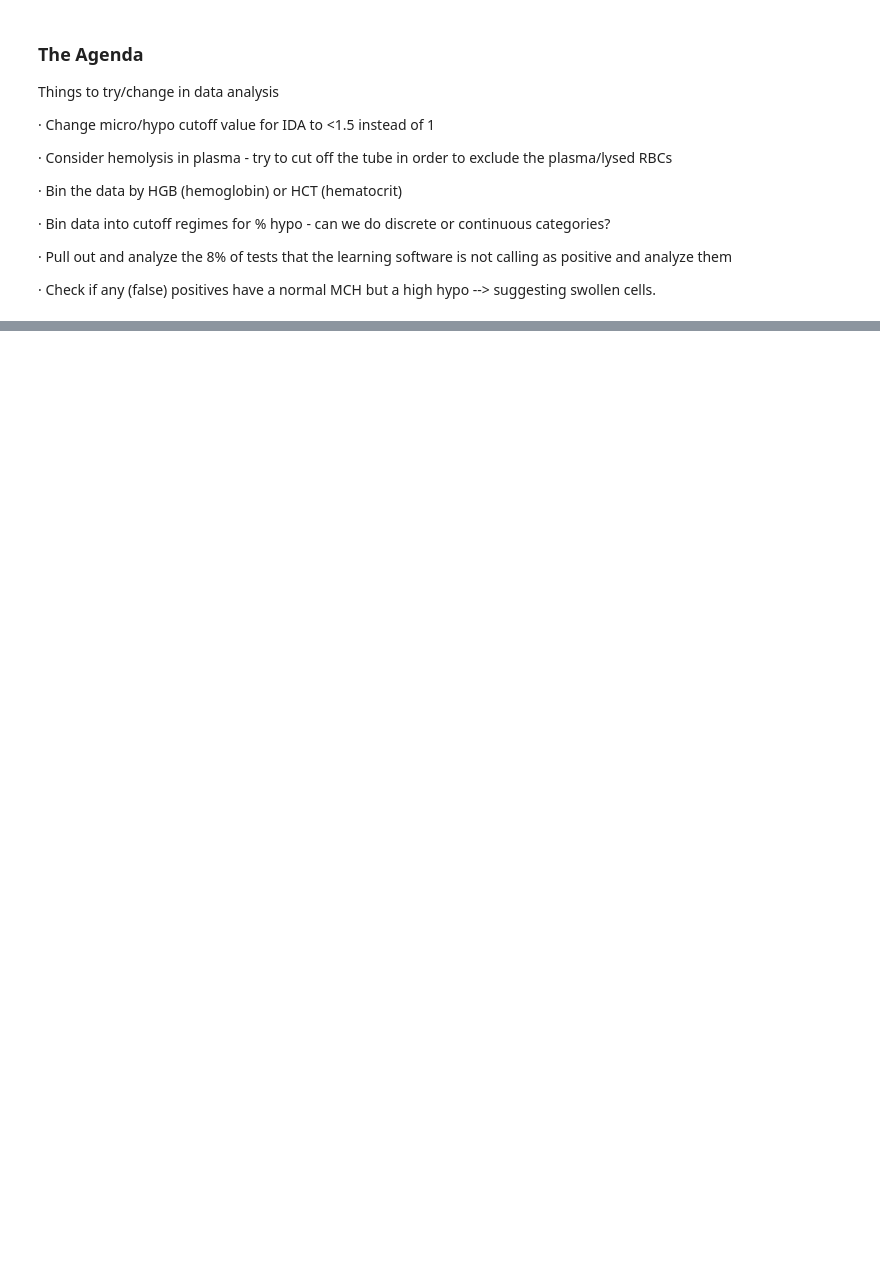
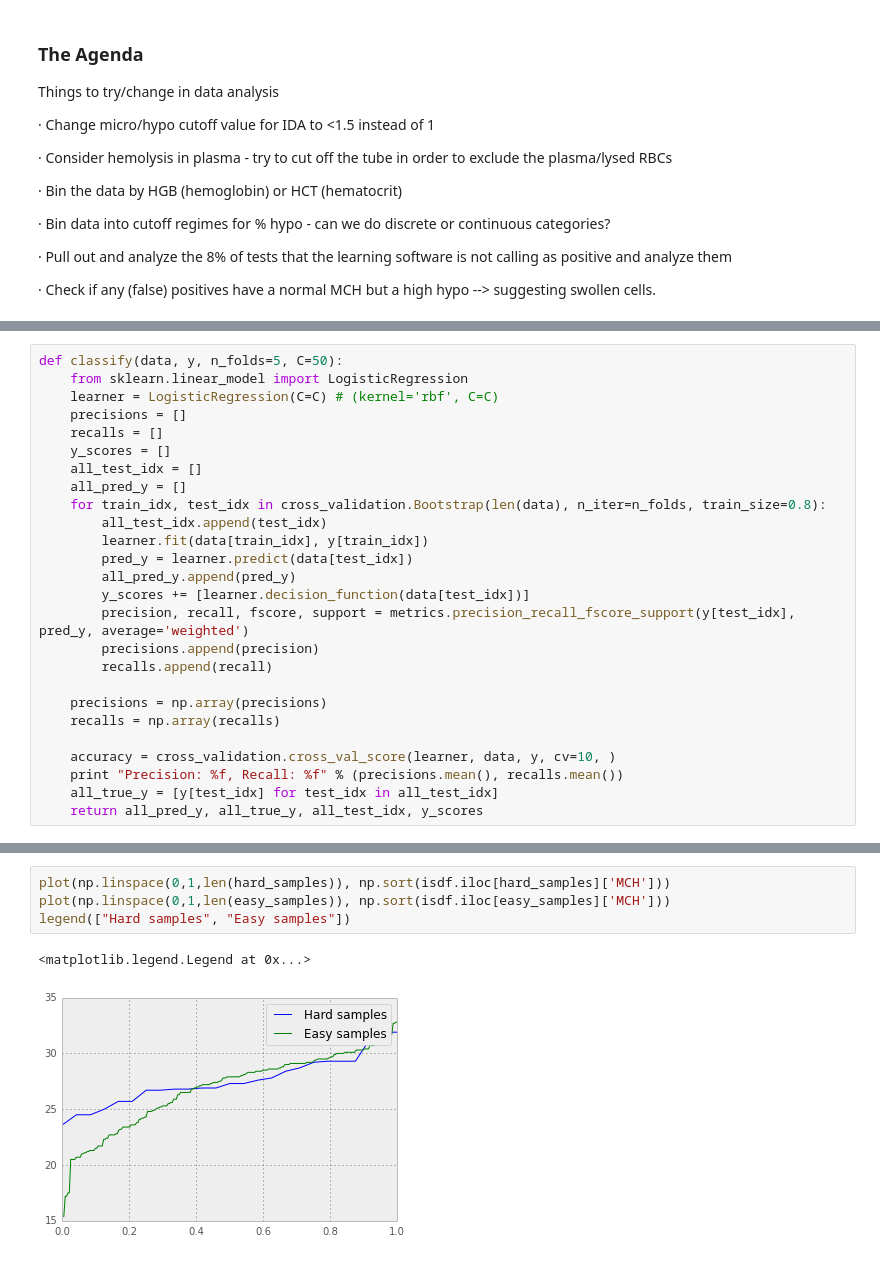
Before and after one commit to alexbw/ida, a Jupyter notebook: Follow-up analysis 7-25-2014.ipynb, the cells around one changed output, grey strips where cells are left out. Saved outputs shown, nothing was run; the diff lists cells and outputs as text; blank space fills up the shorter version.

```diff
--- a/Follow-up analysis 7-25-2014.ipynb
+++ b/Follow-up analysis 7-25-2014.ipynb
@@ -262,0 +100,26 @@ True
+# %%
+def classify(data, y, n_folds=5, C=50):
+    from sklearn.linear_model import LogisticRegression
+    learner = LogisticRegression(C=C) # (kernel='rbf', C=C)
+    precisions = []
+    recalls = []
+    y_scores = []
+    all_test_idx = []
+    all_pred_y = []
+    for train_idx, test_idx in cross_validation.Bootstrap(len(data), n_iter=n_folds, train_size=0.8):
+        all_test_idx.append(test_idx)
+        learner.fit(data[train_idx], y[train_idx])
+        pred_y = learner.predict(data[test_idx])
+        all_pred_y.append(pred_y)
+        y_scores += [learner.decision_function(data[test_idx])]
+        precision, recall, fscore, support = metrics.precision_recall_fscore_support(y[test_idx], pred_y, average='weighted')
+        precisions.append(precision)
+        recalls.append(recall)
+
+    precisions = np.array(precisions)
+    recalls = np.array(recalls)
+
+    accuracy = cross_validation.cross_val_score(learner, data, y, cv=10, )
+    print "Precision: %f, Recall: %f" % (precisions.mean(), recalls.mean())
+    all_true_y = [y[test_idx] for test_idx in all_test_idx]
+    return all_pred_y, all_true_y, all_test_idx, y_scores
@@ -262,0 +258,7 @@ True
+# %%
+plot(np.linspace(0,1,len(hard_samples)), np.sort(isdf.iloc[hard_samples]['MCH']))
+plot(np.linspace(0,1,len(easy_samples)), np.sort(isdf.iloc[easy_samples]['MCH']))
+legend(["Hard samples", "Easy samples"])
+# %% [output]
+<matplotlib.legend.Legend at 0x...>
+[figure, added]
```
Also changed, not shown: parts of 39 cells of this notebook, 1 other file.
